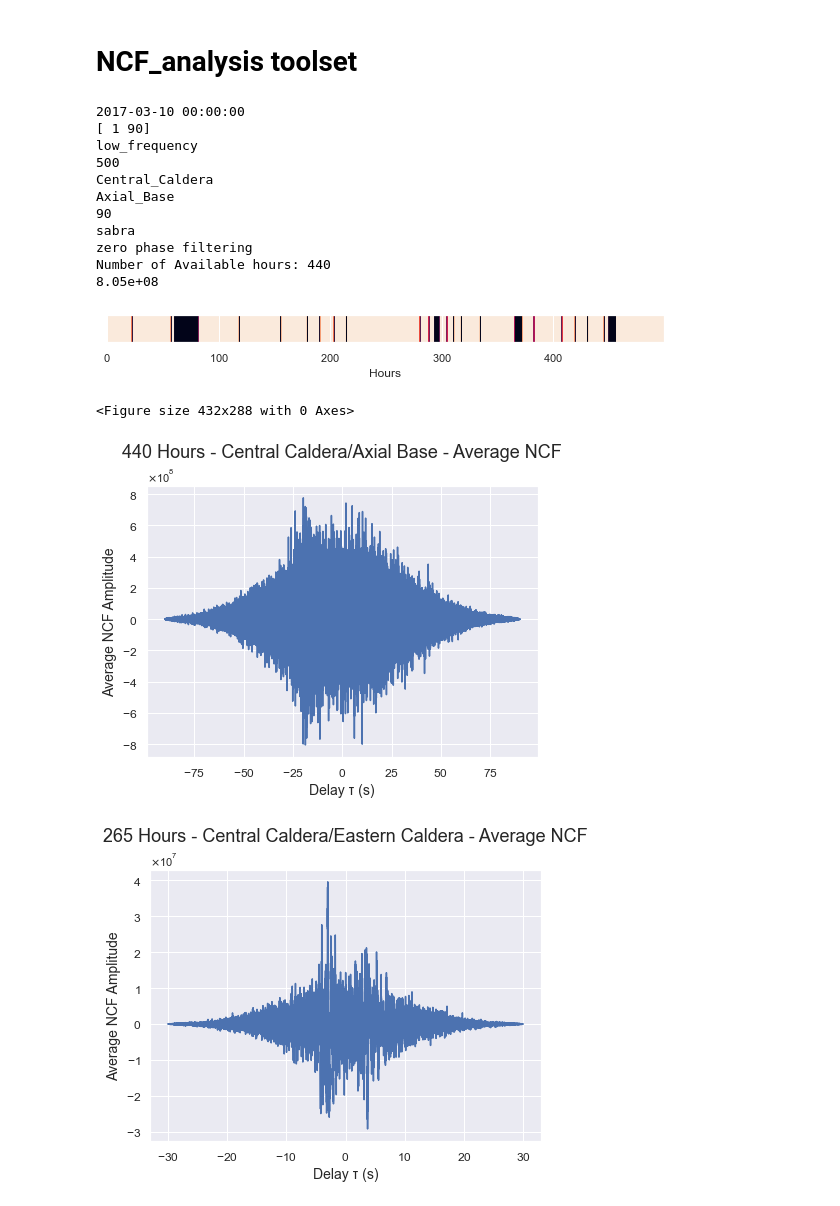
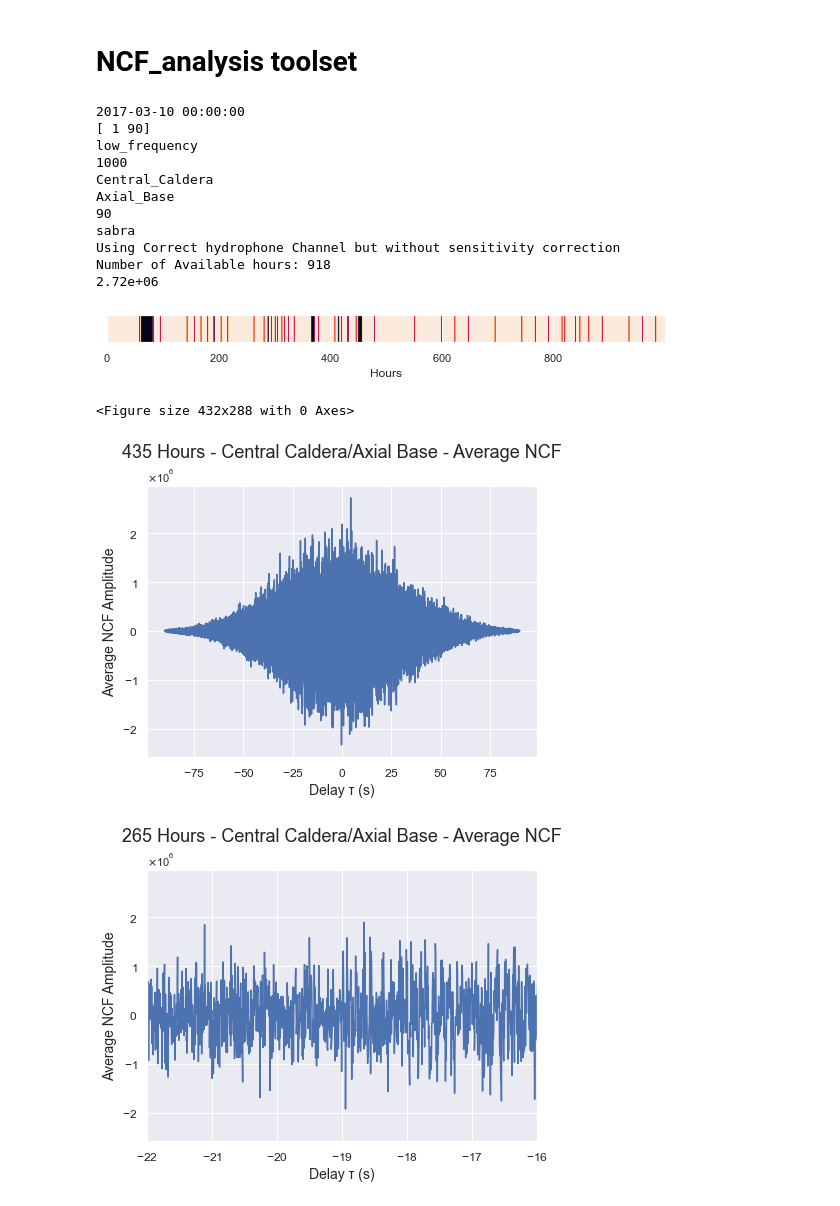
Before and after one commit to John-Ragland/Noise_Interferometry, a Jupyter notebook: Noise_Interferometry.ipynb, the cells around one changed output. Saved outputs shown, nothing was run; the diff lists cells and outputs as text; code cells hidden in the pictures.

```diff
--- a/Noise_Interferometry.ipynb
+++ b/Noise_Interferometry.ipynb
@@ -77,7 +77,7 @@ Calculting NCF for Period 2:
 # %%
 import NCF_analysis as NCF
 
-exp1 = NCF.NCF_analysis('ckpts_8')
+exp1 = NCF.NCF_analysis('ckpts_12')
 
 exp1.read_header()
 exp1.available_hours()
@@ -91,20 +91,20 @@ print(scientific_notation)
 2017-03-10 00:00:00
 [ 1 90]
 low_frequency
-500
+1000
 Central_Caldera
 Axial_Base
 90
 sabra
-zero phase filtering
-Number of Available hours: 440
-8.05e+08
+Using Correct hydrophone Channel but without sensitivity correction
+Number of Available hours: 918
+2.72e+06
-[figure, old version]
+[figure, new version]
 <Figure size 432x288 with 0 Axes>
-[figure, old version]
+[figure, new version]
 # %%
 # Save Figure
 
-exp1.NCF_plot(exp1.xcorr, exp1.num_available, save_fig=True,file_name = 'Central-Eastern-NCF', frequency=False)
+exp1.NCF_plot(exp1.xcorr, 265, save_fig=True,file_name = 'Central_Axial_hydrophone_zoomed', frequency=False, symetric=False, xlimits=[-22, -16])
 # %% [output]
-[figure, old version]
+[figure, new version]
```
Also changed, not shown: parts of 13 cells of this notebook, 4 other files.
